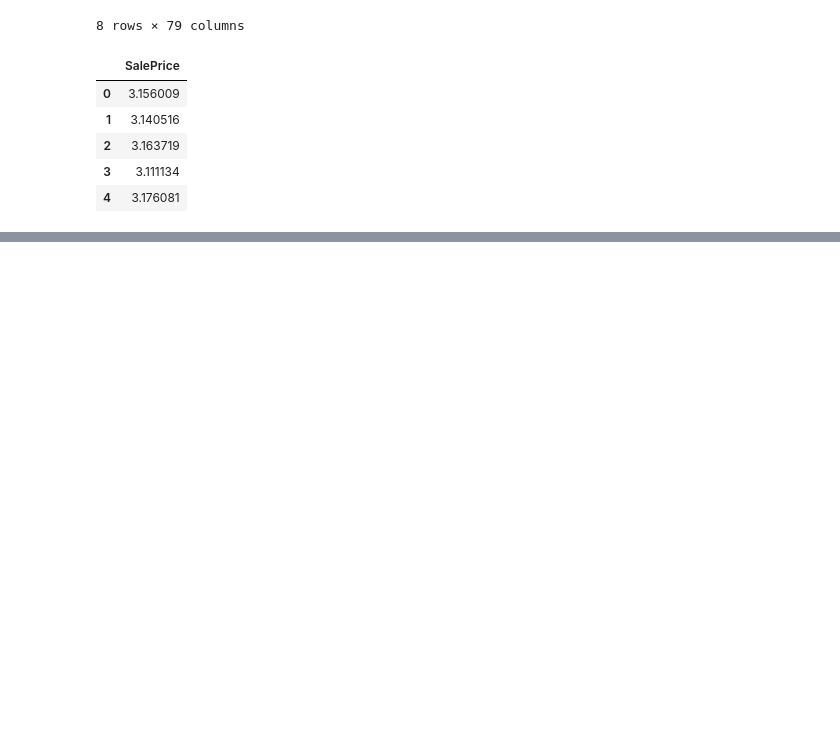
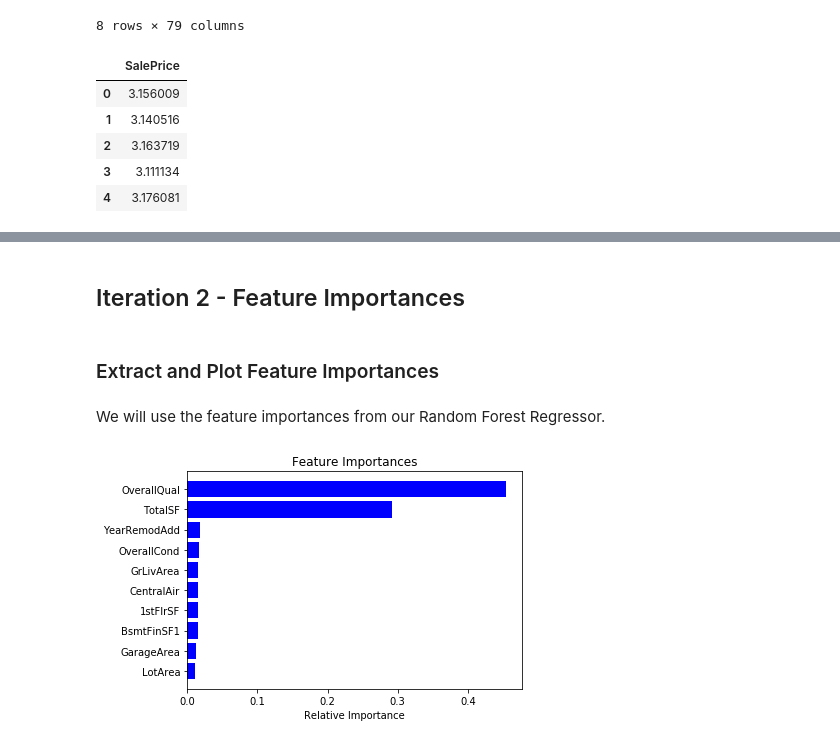
Before and after one commit to rakeshbhatia/thinkful, a Jupyter notebook: 3.7 Supervised Learning Capstone.ipynb, the cells around one changed output, grey strips where cells are left out. Drawn from its saved outputs; the diff is of its cells as text; code cells hidden in the pictures; blank space fills up the shorter version.

```diff
--- a/3.7 Supervised Learning Capstone.ipynb
+++ b/3.7 Supervised Learning Capstone.ipynb
@@ -732,0 +816,19 @@ y.head()
+# %%
+# Instantiate model and create parameter grid
+rfr = RandomForestRegressor()
+grid_params = {'n_estimators': list(range(1, 10)),
+               'criterion': ['mse', 'mae'],
+               'max_depth': list(range(1, 10))}
+# %%
+# Instantiate new grid
+grid = GridSearchCV(rfr, grid_params, n_jobs=-1, cv=5)
+# %%
+# KNN Regression
+start = time.time()
+grid.fit(X_train, y_train)
+y_pred = grid.predict(X_test)
+
+# Print results
+print('Runtime for grid search: {0:.3} s'.format((time.time() - start)))
+print('Best Accuracy Score: \n{}'.format(grid.best_score_))
+print('Best Parameters: \n{}'.format(grid.best_params_))
@@ -732,0 +841,15 @@ y.head()
+# %%
+# Instantiate and fit model with best parameters
+rfr = RandomForestRegressor(n_estimators=9, criterion='mse', max_depth=9)
+rfr.fit(X_train, y_train.values.ravel())
+y_pred = rfr.predict(X_test)
+
+# Run cross validation and calculate RMSE
+scores = cross_val_score(rfr, X_train, y_train.values.ravel(), cv=5)
+rmse = mean_squared_error(y_test, y_pred)**0.5
+
+# Print results
+print('Score With 20% Holdout:\n{0:.2%}'.format(rfr.score(X_test, y_test.values.ravel())))
+print('Cross Validation Scores:\n{}'.format(scores))
+print('Average Cross Validation Score:\n{0:.2%}'.format(scores.mean()))
+print('Root Mean Squared Error:\n{}'.format(rmse))
@@ -732,0 +969,17 @@ y.head()
+# %% [markdown]
+## Iteration 2 - Feature Importances
+# %% [markdown]
+### Extract and Plot Feature Importances
+# %% [markdown]
+We will use the feature importances from our Random Forest Regressor.
+# %%
+features = X.columns
+importances = rfr.feature_importances_
+indices = np.argsort(importances)[-10:]  # top 10 features
+plt.title('Feature Importances')
+plt.barh(range(len(indices)), importances[indices], color='b', align='center')
+plt.yticks(range(len(indices)), [features[i] for i in indices])
+plt.xlabel('Relative Importance')
+plt.show()
+# %% [output]
+[figure, added]
```
Also changed, not shown: parts of 126 cells of this notebook.
